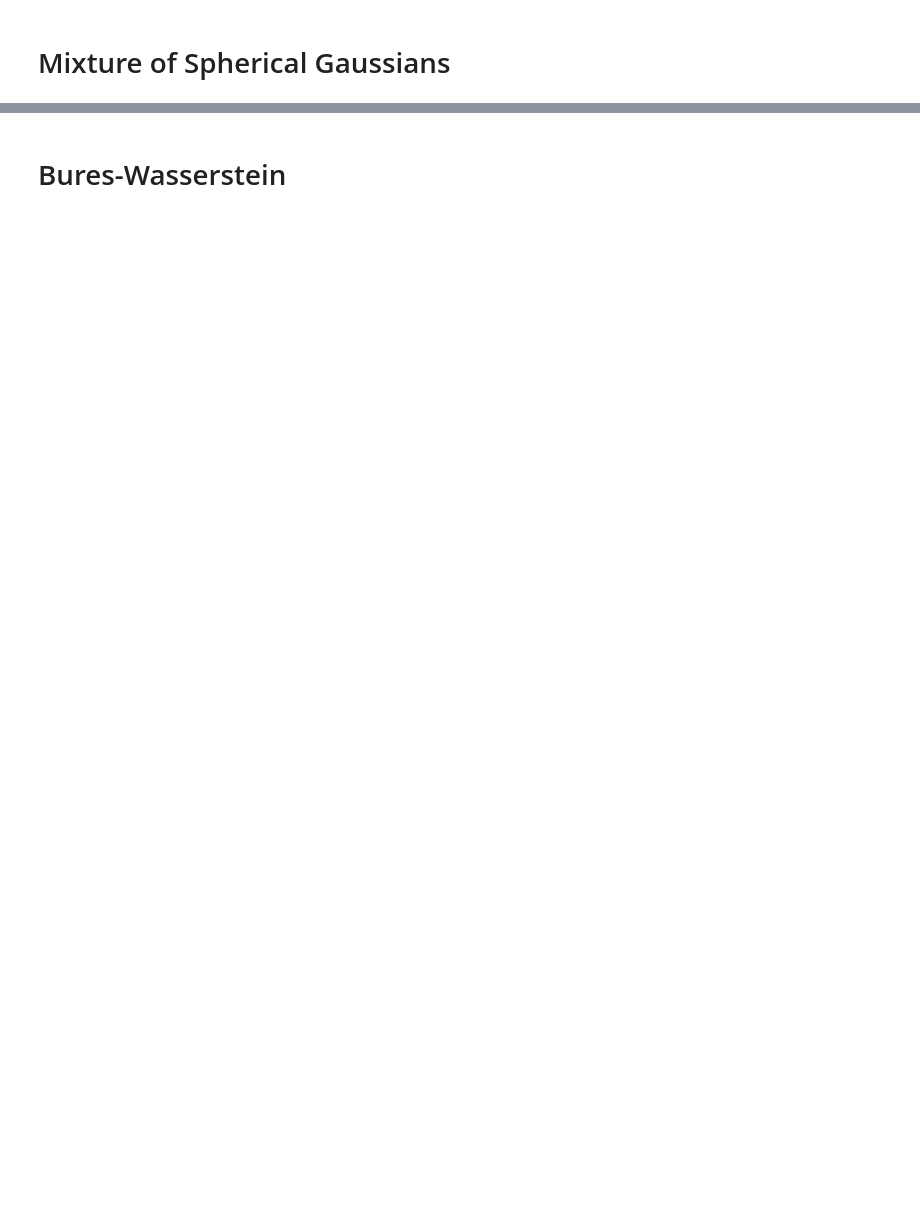
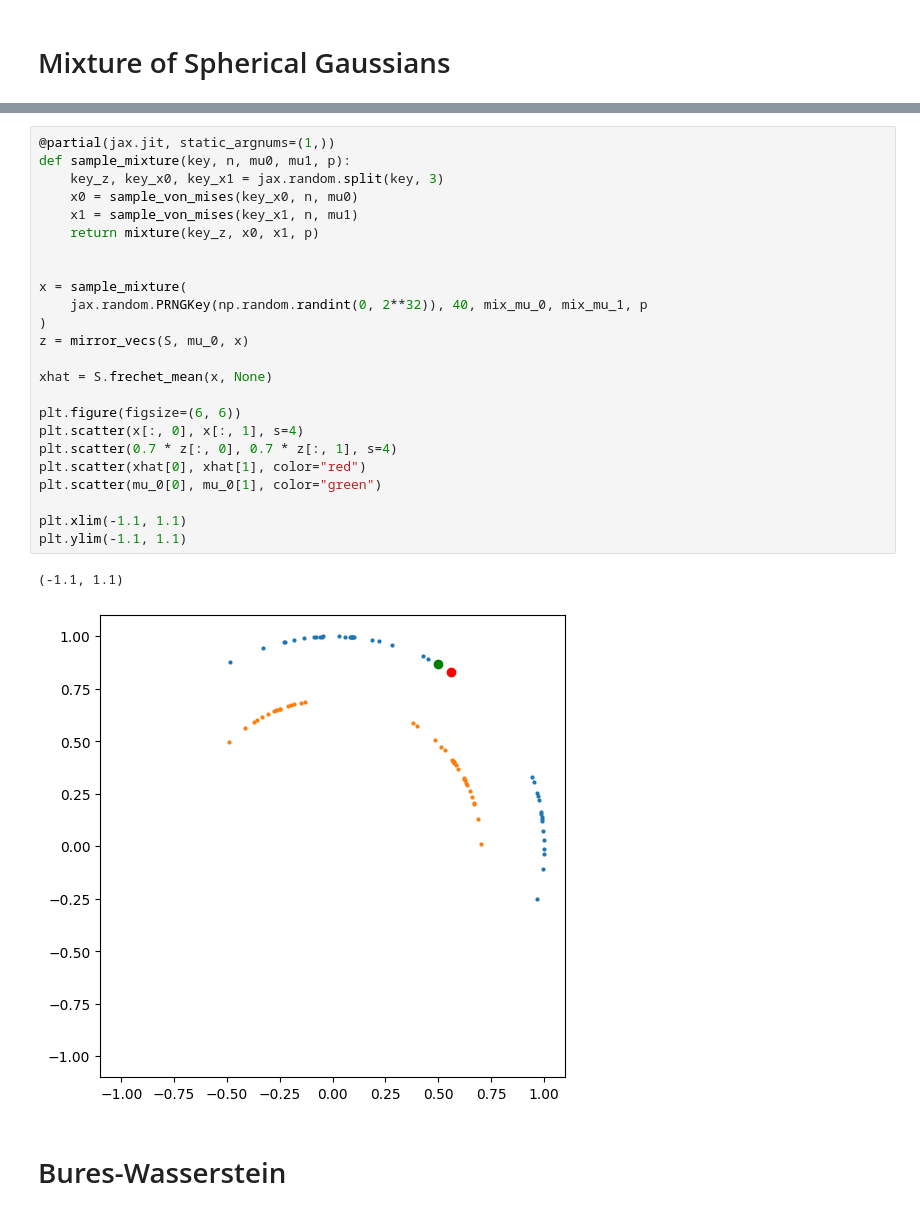
Before and after one commit to matthieubulte/meantesting, a Jupyter notebook: exploration.ipynb, the cells around one changed output, grey strips where cells are left out. Saved outputs shown, nothing was run; the diff lists cells and outputs as text; blank space fills up the shorter version.

```diff
--- a/exploration.ipynb
+++ b/exploration.ipynb
@@ -350,3 +316,30 @@ plotting.plot_sim_results(
+# %%
+@partial(jax.jit, static_argnums=(1,))
+def sample_mixture(key, n, mu0, mu1, p):
+    key_z, key_x0, key_x1 = jax.random.split(key, 3)
+    x0 = sample_von_mises(key_x0, n, mu0)
+    x1 = sample_von_mises(key_x1, n, mu1)
+    return mixture(key_z, x0, x1, p)
+
+
+x = sample_mixture(
+    jax.random.PRNGKey(np.random.randint(0, 2**32)), 40, mix_mu_0, mix_mu_1, p
+)
+z = mirror_vecs(S, mu_0, x)
+
+xhat = S.frechet_mean(x, None)
+
+plt.figure(figsize=(6, 6))
+plt.scatter(x[:, 0], x[:, 1], s=4)
+plt.scatter(0.7 * z[:, 0], 0.7 * z[:, 1], s=4)
+plt.scatter(xhat[0], xhat[1], color="red")
+plt.scatter(mu_0[0], mu_0[1], color="green")
+
+plt.xlim(-1.1, 1.1)
+plt.ylim(-1.1, 1.1)
+# %% [output]
+(-1.1, 1.1)
+[figure, added]
 # %% [markdown]
 # Bures-Wasserstein
 # %%
```
Also changed, not shown: parts of 5 cells of this notebook, 6 other files.
